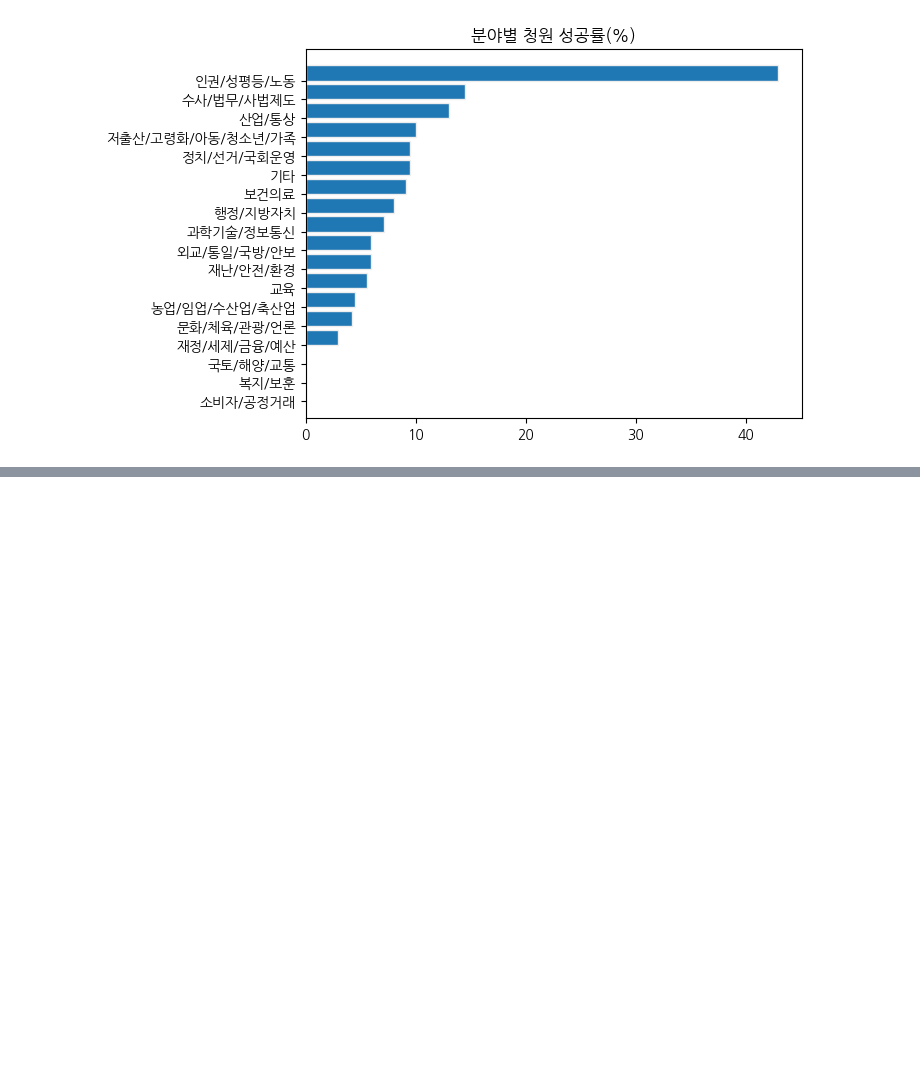
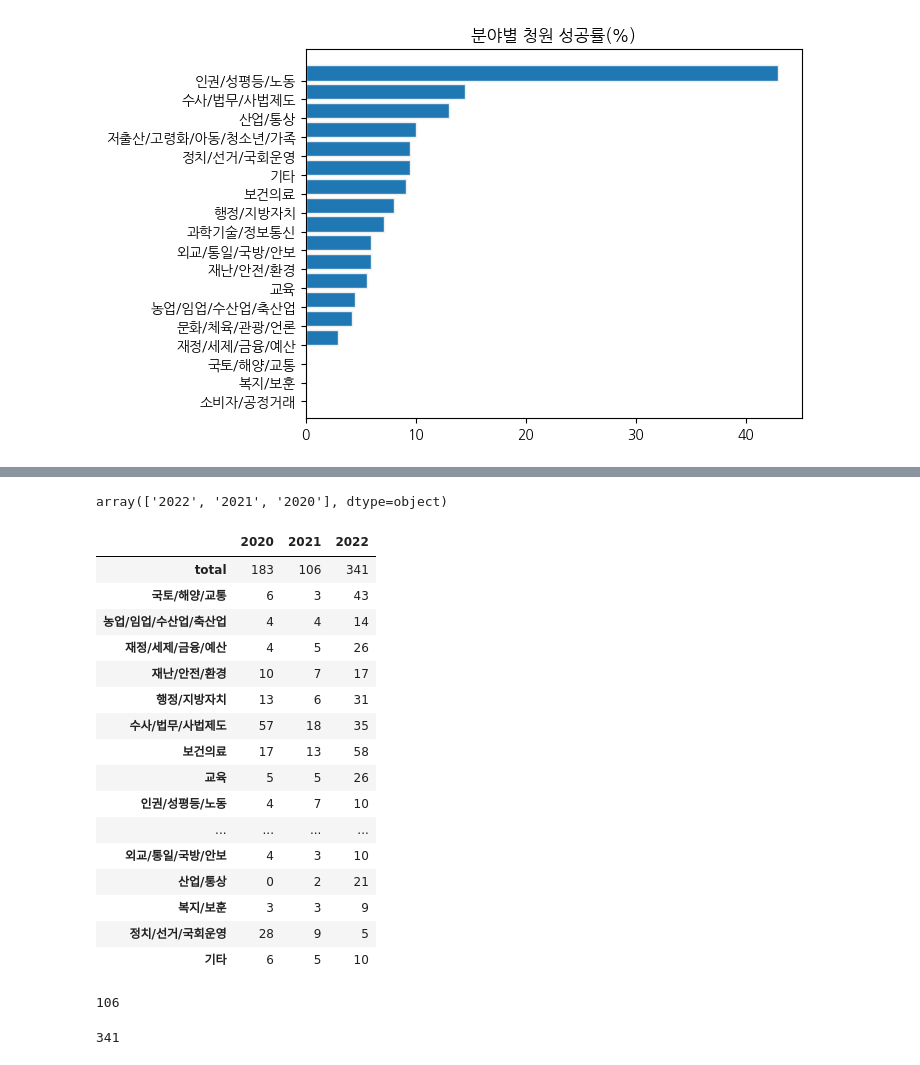
Before and after one commit to stonesteel0606/seaborn_tutorial, a Jupyter notebook: petition_scrapping.ipynb, the cells around one changed output, grey strips where cells are left out. Cells and saved outputs as stored; diff of their text form; code cells hidden in the pictures; blank space fills up the shorter version.

Commit message:
'feat/year_data_add'

```diff
--- a/petition_scrapping.ipynb
+++ b/petition_scrapping.ipynb
@@ -289,0 +306,5 @@ get_bar_graph(df_field, '동의성공률(%)', '분야별 청원 성공률(%)')
+# %%
+y_list = [ a.split('-')[0] for a in df['청원시작일']]
+df_year = df
+df_year['청원시작일'] = y_list
+df_year
@@ -289,0 +325,54 @@ get_bar_graph(df_field, '동의성공률(%)', '분야별 청원 성공률(%)')
+# %%
+df_year['청원시작일'].unique()
+# %% [output]
+array(['2022', '2021', '2020'], dtype=object)
+# %%
+def get_year_data(year):
+
+    y_list = []
+    df_temp = pd.DataFrame(index=[year])
+    df_year = df
+    y_list = [ a.split('-')[0] for a in df['청원시작일']]
+    df_year['청원시작일'] = y_list
+    df_year = df_year[df_year['청원시작일'] == str(year)]
+    df_temp['total'] = [df_year.shape[0]]
+
+    for field in df["청원분야"].unique():
+        df_temp[field] = [df_year[df_year['청원분야'] == field].shape[0]]
+
+    return df_temp
+# %%
+year_list = []
+for i in range(2020, 2023):
+    year_list.append(get_year_data(i))
+
+df_year = pd.concat(year_list).T
+df_year
+# %% [output]
+|  | 2020 | 2021 | 2022 |
+| total | 183 | 106 | 341 |
+| 국토/해양/교통 | 6 | 3 | 43 |
+| 농업/임업/수산업/축산업 | 4 | 4 | 14 |
+| 재정/세제/금융/예산 | 4 | 5 | 26 |
+| 재난/안전/환경 | 10 | 7 | 17 |
+| 행정/지방자치 | 13 | 6 | 31 |
+| 수사/법무/사법제도 | 57 | 18 | 35 |
+| 보건의료 | 17 | 13 | 58 |
+| 교육 | 5 | 5 | 26 |
+| 인권/성평등/노동 | 4 | 7 | 10 |
+| ... | ... | ... | ... |
+| 외교/통일/국방/안보 | 4 | 3 | 10 |
+| 산업/통상 | 0 | 2 | 21 |
+| 복지/보훈 | 3 | 3 | 9 |
+| 정치/선거/국회운영 | 28 | 9 | 5 |
+| 기타 | 6 | 5 | 10 |
+# %%
+df_year_21 = df_year[df_year['청원시작일'] == '2021']
+df_year_21.shape[0]
+# %% [output]
+106
+# %%
+df_year_22 = df_year[df_year['청원시작일'] == '2022']
+df_year_22.shape[0]
+# %% [output]
+341
```
Also changed, not shown: parts of 2 cells of this notebook.
